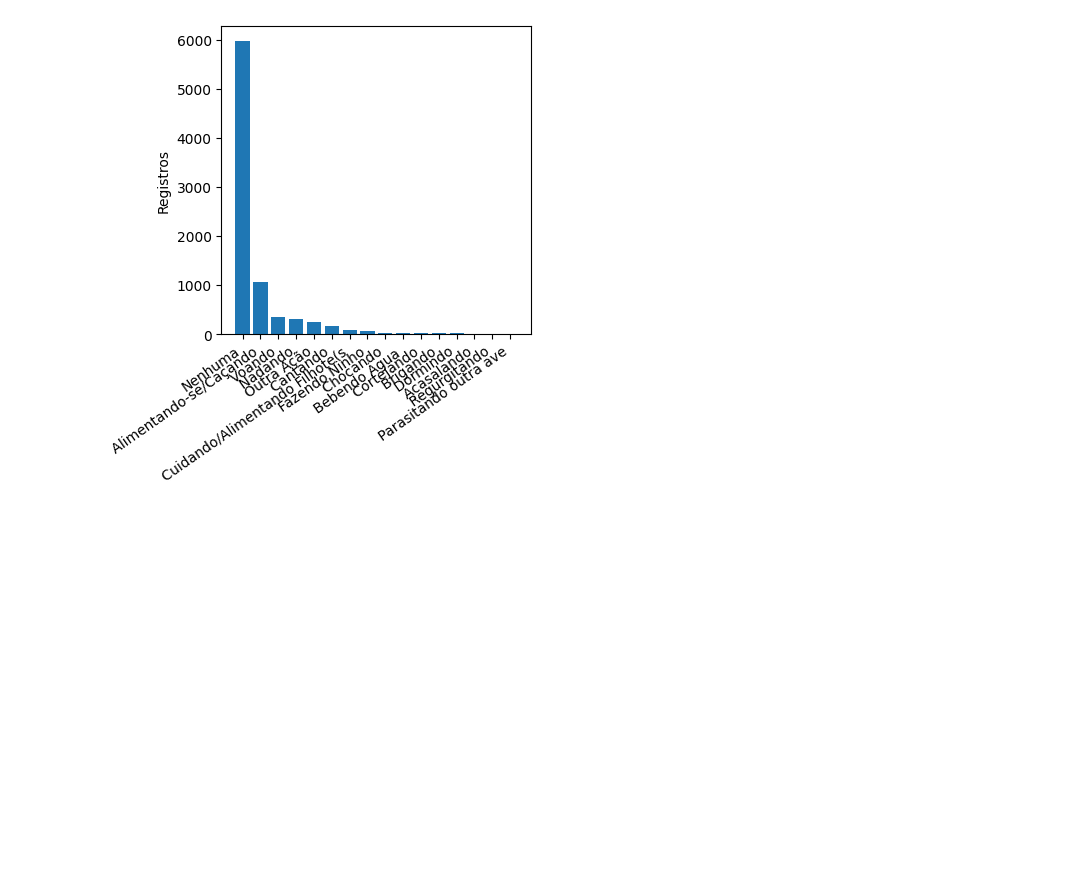
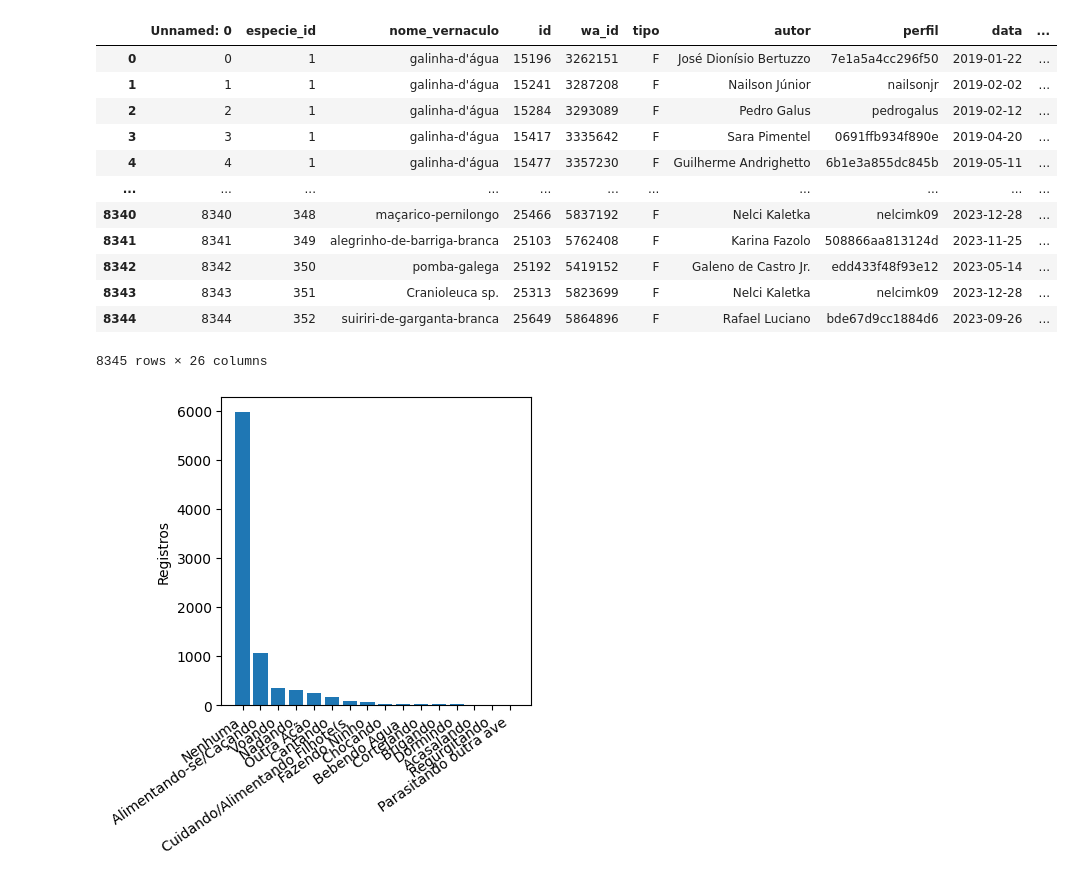
Before and after one commit to tashima42/disciplinas, a Jupyter notebook: ciencia-de-dados/banco-de-dados/atividade-4/registros.ipynb, the cells around one changed output. Cells and saved outputs as stored; diff of their text form; code cells hidden in the pictures; blank space fills up the shorter version.

```diff
--- a/ciencia-de-dados/banco-de-dados/atividade-4/registros.ipynb
+++ b/ciencia-de-dados/banco-de-dados/atividade-4/registros.ipynb
@@ -10,0 +30,16 @@ df.to_csv("registros_atualizado.csv")
+# %%
+df
+# %% [output]
+|  | Unnamed: 0 | especie_id | nome_vernaculo | id | wa_id | tipo | autor | perfil | data | ... |
+| 0 | 0 | 1 | galinha-d'água | 15196 | 3262151 | F | José Dionísio Bertuzzo | 7e1a5a4cc296f50 | 2019-01-22 | ... |
+| 1 | 1 | 1 | galinha-d'água | 15241 | 3287208 | F | Nailson Júnior | nailsonjr | 2019-02-02 | ... |
+| 2 | 2 | 1 | galinha-d'água | 15284 | 3293089 | F | Pedro Galus | pedrogalus | 2019-02-12 | ... |
+| 3 | 3 | 1 | galinha-d'água | 15417 | 3335642 | F | Sara Pimentel | 0691ffb934f890e | 2019-04-20 | ... |
+| 4 | 4 | 1 | galinha-d'água | 15477 | 3357230 | F | Guilherme Andrighetto | 6b1e3a855dc845b | 2019-05-11 | ... |
+| ... | ... | ... | ... | ... | ... | ... | ... | ... | ... | ... |
+| 8340 | 8340 | 348 | maçarico-pernilongo | 25466 | 5837192 | F | Nelci Kaletka | nelcimk09 | 2023-12-28 | ... |
+| 8341 | 8341 | 349 | alegrinho-de-barriga-branca | 25103 | 5762408 | F | Karina Fazolo | 508866aa813124d | 2023-11-25 | ... |
+| 8342 | 8342 | 350 | pomba-galega | 25192 | 5419152 | F | Galeno de Castro Jr. | edd433f48f93e12 | 2023-05-14 | ... |
+| 8343 | 8343 | 351 | Cranioleuca sp. | 25313 | 5823699 | F | Nelci Kaletka | nelcimk09 | 2023-12-28 | ... |
+| 8344 | 8344 | 352 | suiriri-de-garganta-branca | 25649 | 5864896 | F | Rafael Luciano | bde67d9cc1884d6 | 2023-09-26 | ... |
+8345 rows × 26 columns
```
Also changed, not shown: parts of 3 cells of this notebook, 14 other files.
